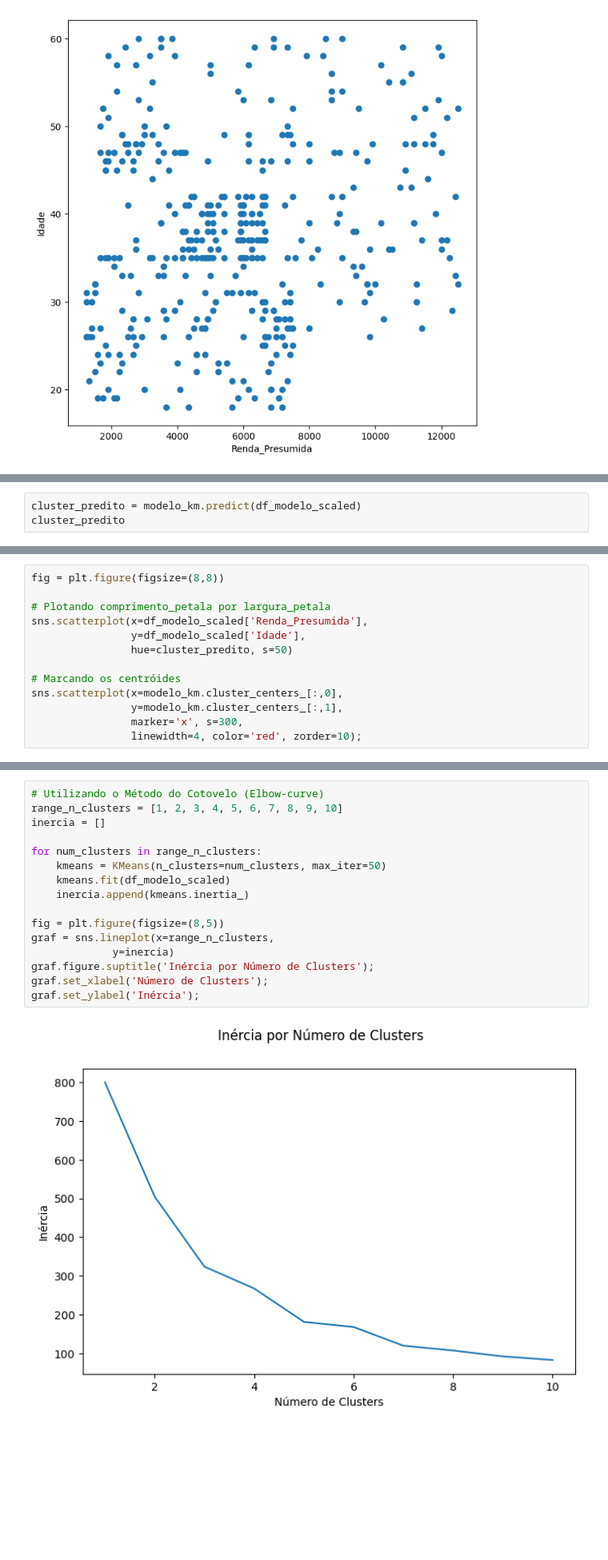
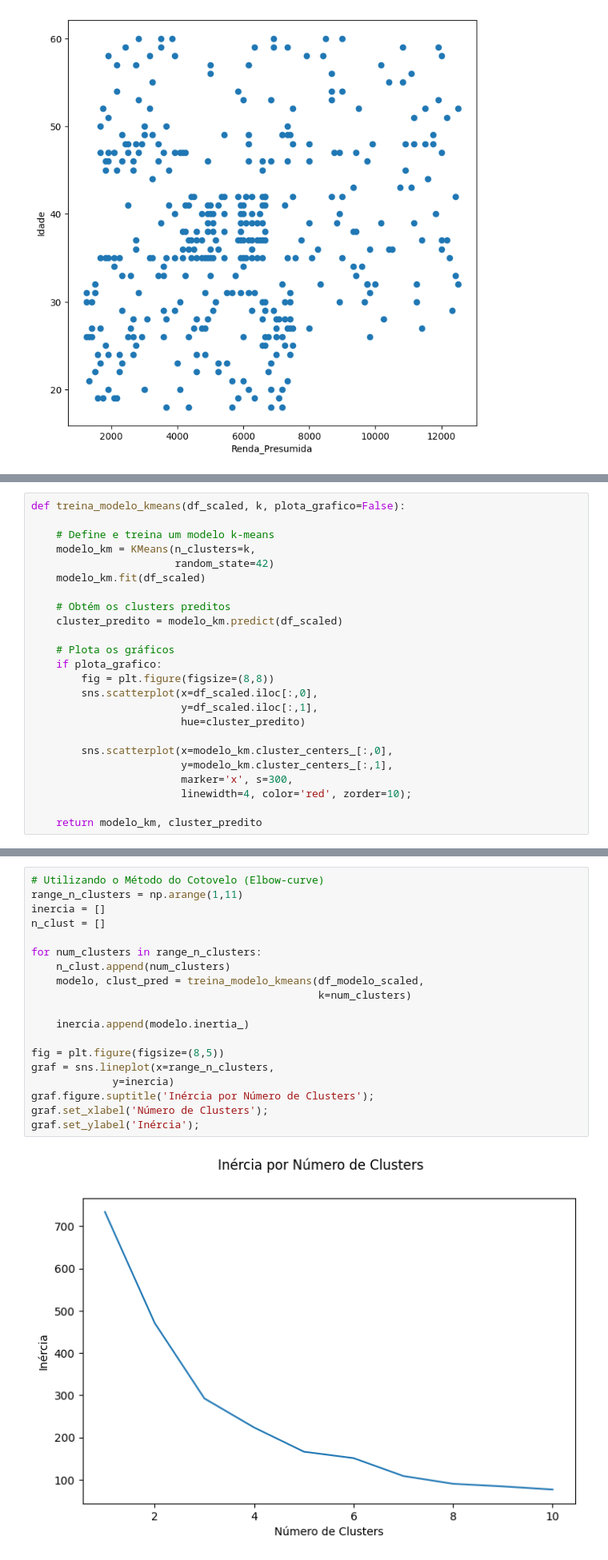
Before and after one commit to rodrigohigashi/Kmeans, a Jupyter notebook: KMeans_pagto.ipynb, the cells around one changed output, grey strips where cells are left out. Shown at 80% size. Drawn from its saved outputs; the diff is of its cells as text; blank space fills up the shorter version.

```diff
--- a/KMeans_pagto.ipynb
+++ b/KMeans_pagto.ipynb
@@ -104,3 +158,0 @@ KMeans(n_clusters=2, random_state=42)
-# %%
-cluster_predito = modelo_km.predict(df_modelo_scaled)
-cluster_predito
@@ -132,13 +162,24 @@ array([[-0.37862616, -0.82201955],
 # %%
-fig = plt.figure(figsize=(8,8))
+def treina_modelo_kmeans(df_scaled, k, plota_grafico=False):
 
-# Plotando comprimento_petala por largura_petala
-sns.scatterplot(x=df_modelo_scaled['Renda_Presumida'],
-                y=df_modelo_scaled['Idade'],
-                hue=cluster_predito, s=50)
+    # Define e treina um modelo k-means
+    modelo_km = KMeans(n_clusters=k,
+                       random_state=42)
+    modelo_km.fit(df_scaled)
 
-# Marcando os centróides
-sns.scatterplot(x=modelo_km.cluster_centers_[:,0],
-                y=modelo_km.cluster_centers_[:,1],
-                marker='x', s=300,
-                linewidth=4, color='red', zorder=10);
+    # Obtém os clusters preditos
+    cluster_predito = modelo_km.predict(df_scaled)
+
+    # Plota os gráficos
+    if plota_grafico:
+        fig = plt.figure(figsize=(8,8))
+        sns.scatterplot(x=df_scaled.iloc[:,0],
+                        y=df_scaled.iloc[:,1],
+                        hue=cluster_predito)
+
+        sns.scatterplot(x=modelo_km.cluster_centers_[:,0],
+                        y=modelo_km.cluster_centers_[:,1],
+                        marker='x', s=300,
+                        linewidth=4, color='red', zorder=10);
+
+    return modelo_km, cluster_predito
@@ -151,18 +210,21 @@ modelo_km.inertia_
 # %%
 # Utilizando o Método do Cotovelo (Elbow-curve)
-range_n_clusters = [1, 2, 3, 4, 5, 6, 7, 8, 9, 10]
+range_n_clusters = np.arange(1,11)
 inercia = []
+n_clust = []
 
 for num_clusters in range_n_clusters:
-    kmeans = KMeans(n_clusters=num_clusters, max_iter=50)
-    kmeans.fit(df_modelo_scaled)
-    inercia.append(kmeans.inertia_)
+    n_clust.append(num_clusters)
+    modelo, clust_pred = treina_modelo_kmeans(df_modelo_scaled,
+                                              k=num_clusters)
+
+    inercia.append(modelo.inertia_)
 
 fig = plt.figure(figsize=(8,5))
 graf = sns.lineplot(x=range_n_clusters,
              y=inercia)
 graf.figure.suptitle('Inércia por Número de Clusters');
 graf.set_xlabel('Número de Clusters');
 graf.set_ylabel('Inércia');
 # %% [output]
-[figure, old version]
+[figure, new version]
```
Also changed, not shown: parts of 43 cells of this notebook.
